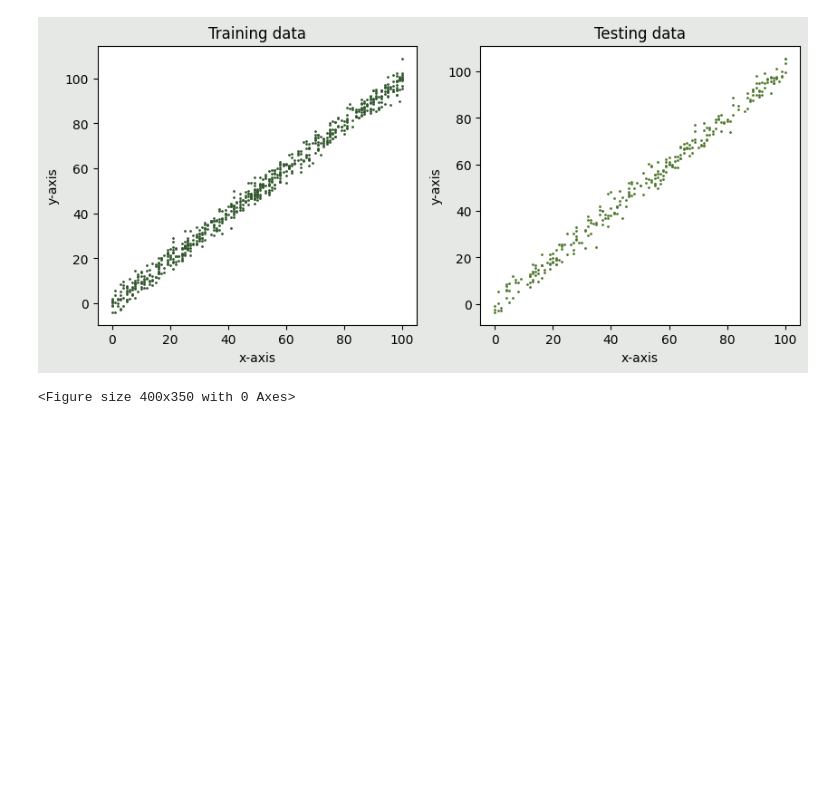
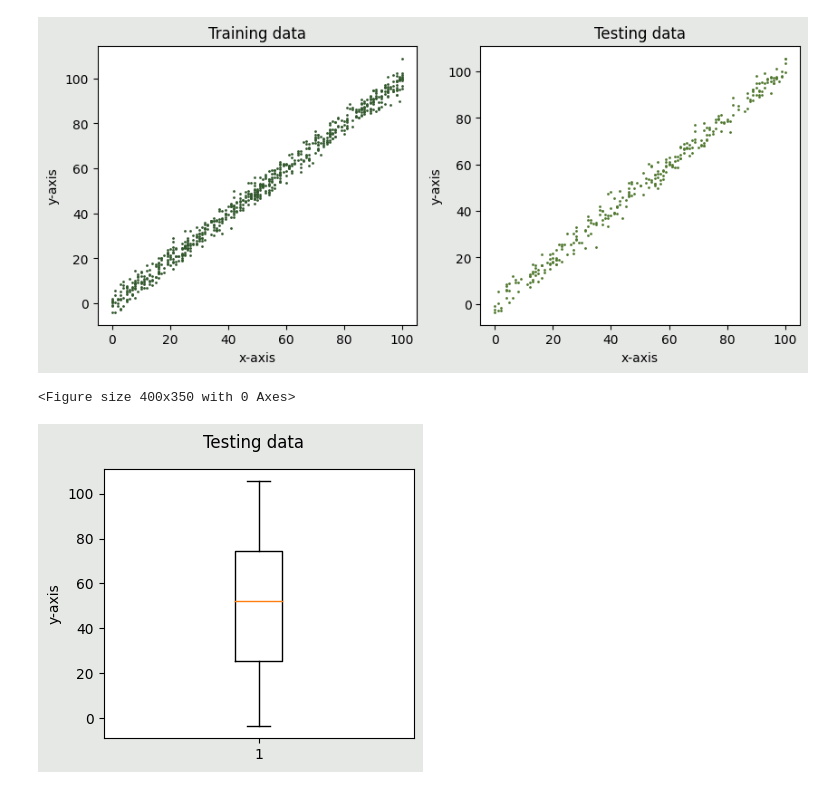
Before and after one commit to naomilago/lr_with_gd, a Jupyter notebook: Linear Regression.ipynb, the cells around one changed output. Drawn from its saved outputs; the diff is of its cells as text; code cells hidden in the pictures; blank space fills up the shorter version.

```diff
--- a/Linear Regression.ipynb
+++ b/Linear Regression.ipynb
@@ -58,3 +81,18 @@ plt.show()
 # %% [output]
 [figure]
 <Figure size 400x350 with 0 Axes>
+# %%
+plt.figure(figsize=(4, 3.5))
+
+fig = plt.gcf()
+fig.patch.set_facecolor('#e6e8e6')
+
+plt.boxplot(test.y.to_numpy())
+plt.suptitle('Testing data')
+plt.ylabel('y-axis')
+
+fig.patch.set_facecolor('#e6e8e6')
+
+plt.show()
+# %% [output]
+[figure, added]
```
Also changed, not shown: parts of 9 cells of this notebook.
